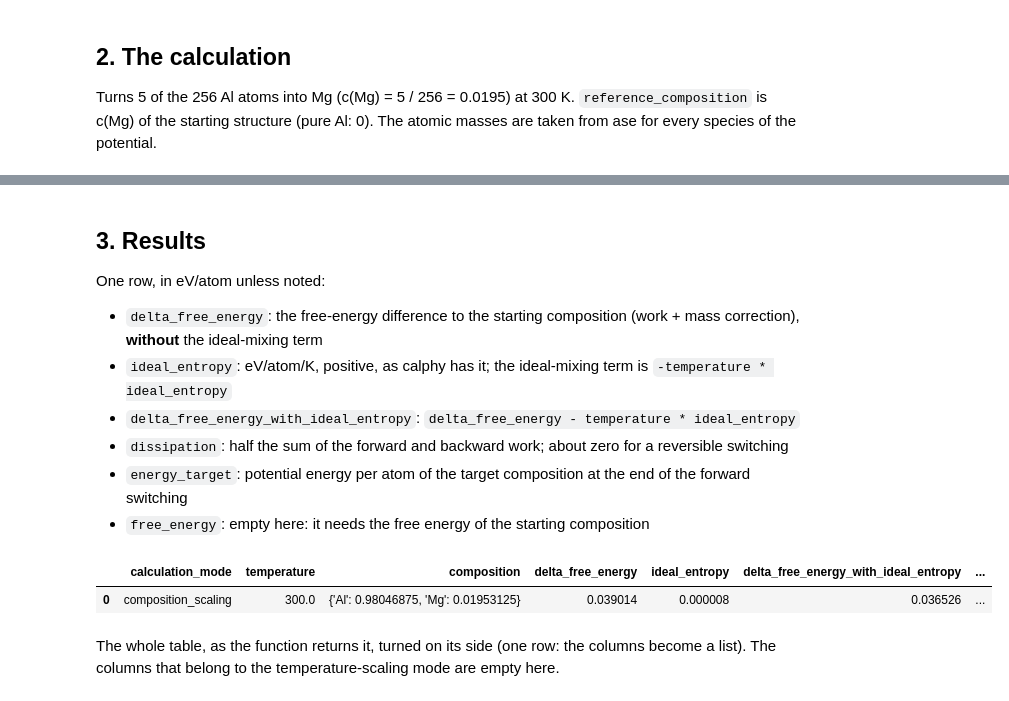
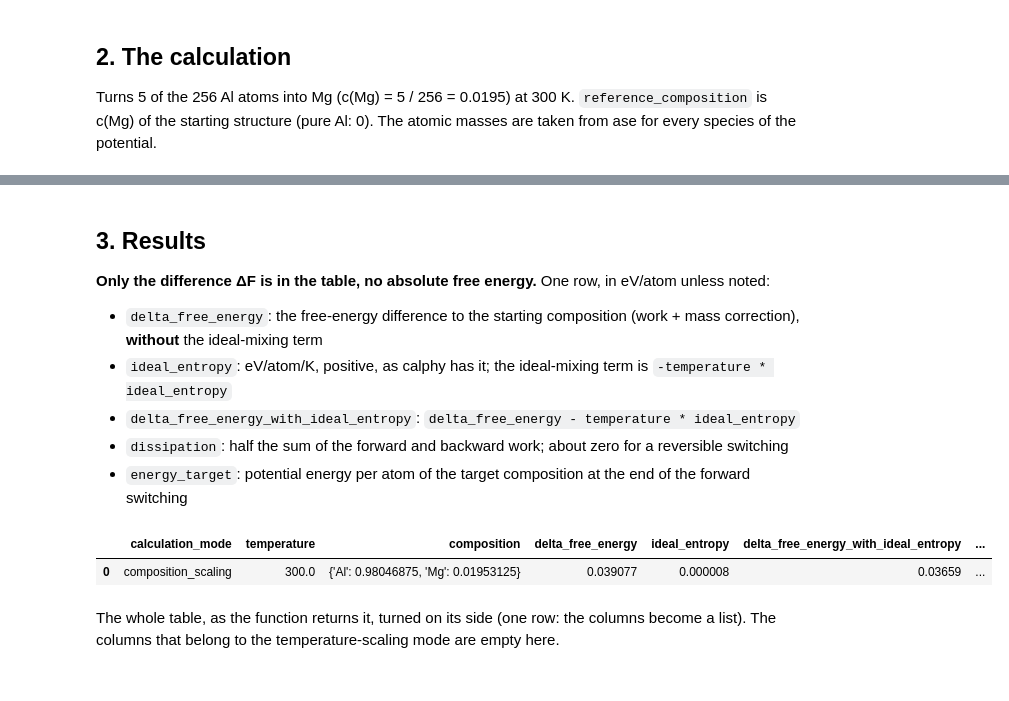
Before and after one commit to prabhath-c/phase_diagram_workflows, a Jupyter notebook: notebooks/Al_composition_scaling_demo.ipynb, the cells around one changed output, grey strips where cells are left out. Saved outputs shown, nothing was run; the diff lists cells and outputs as text; code cells hidden in the pictures.

```diff
--- a/notebooks/Al_composition_scaling_demo.ipynb
+++ b/notebooks/Al_composition_scaling_demo.ipynb
@@ -101,21 +101,20 @@ Calculation completed successfully!
 # %% [markdown]
 ## 3. Results
 
-One row, in eV/atom unless noted:
+**Only the difference ΔF is in the table, no absolute free energy.** One row, in eV/atom unless noted:
 
 - `delta_free_energy`: the free-energy difference to the starting composition (work + mass correction), **without** the ideal-mixing term
 - `ideal_entropy`: eV/atom/K, positive, as calphy has it; the ideal-mixing term is `-temperature * ideal_entropy`
 - `delta_free_energy_with_ideal_entropy`: `delta_free_energy - temperature * ideal_entropy`
 - `dissipation`: half the sum of the forward and backward work; about zero for a reversible switching
 - `energy_target`: potential energy per atom of the target composition at the end of the forward switching
-- `free_energy`: empty here: it needs the free energy of the starting composition
 # %%
 columns = ["calculation_mode", "temperature", "composition", "delta_free_energy", "ideal_entropy",
-           "delta_free_energy_with_ideal_entropy", "dissipation", "energy_target", "free_energy"]
+           "delta_free_energy_with_ideal_entropy", "dissipation", "energy_target"]
 display(results[columns])
 # %% [output]
 |  | calculation_mode | temperature | composition | delta_free_energy | ideal_entropy | delta_free_energy_with_ideal_entropy | ... |
-| 0 | composition_scaling | 300.0 | {'Al': 0.98046875, 'Mg': 0.01953125} | 0.039014 | 0.000008 | 0.036526 | ... |
+| 0 | composition_scaling | 300.0 | {'Al': 0.98046875, 'Mg': 0.01953125} | 0.039077 | 0.000008 | 0.03659 | ... |
 # %% [markdown]
 The whole table, as the function returns it, turned on its side (one row: the columns become a list). The columns that belong to the temperature-scaling mode are empty here.
 # %%
```
Also changed, not shown: parts of 5 cells of this notebook, 5 other files.
